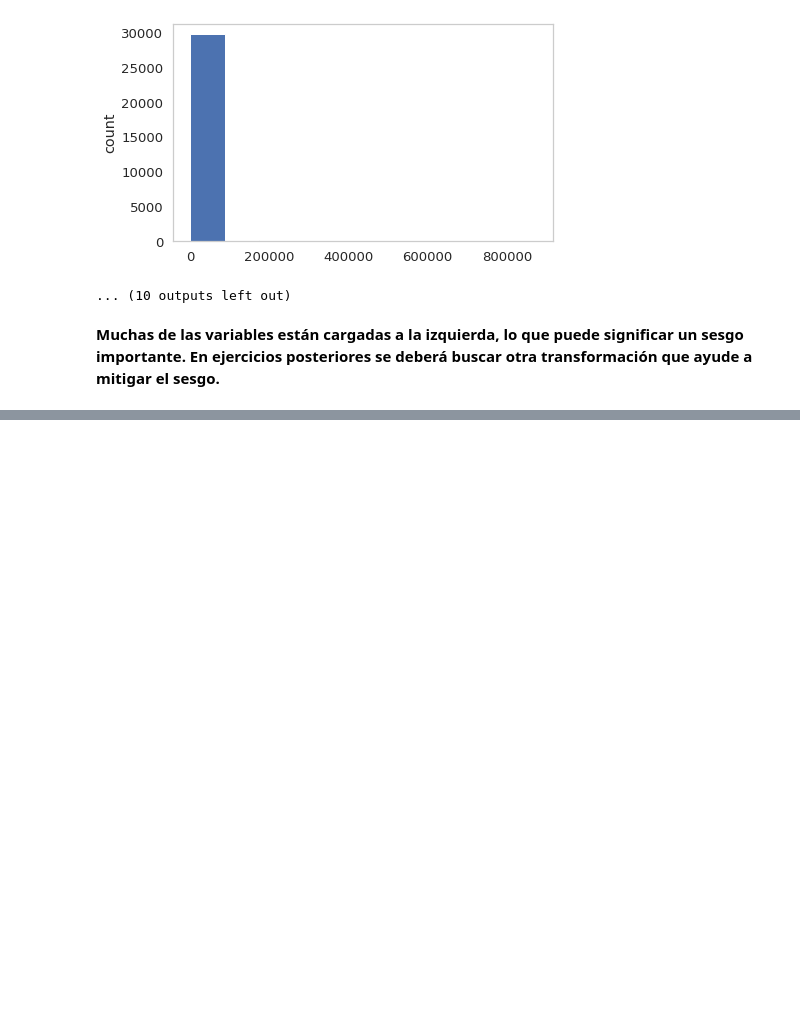
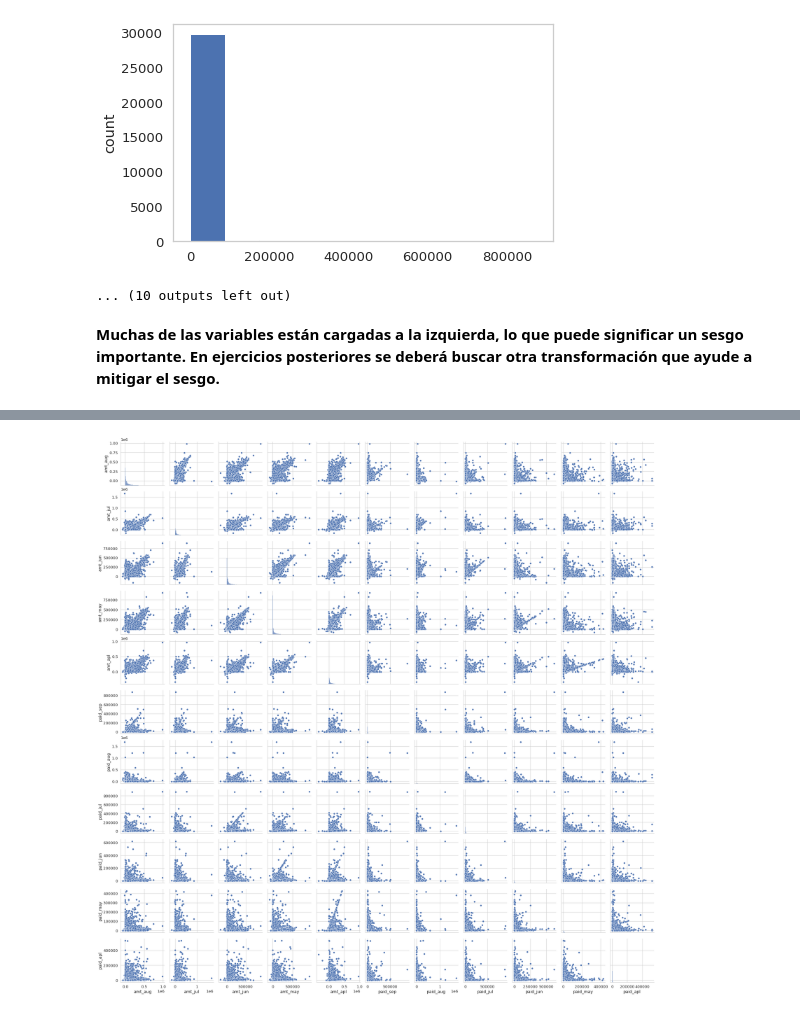
Before and after one commit to PosgradoMNA/actividades-de-aprendizaje-OctavioGMoran, a Jupyter notebook: Actividad6_Octavio_1213977.ipynb, the cells around one changed output, grey strips where cells are left out. Cells and saved outputs as stored; diff of their text form; code cells hidden in the pictures; blank space fills up the shorter version.

```diff
--- a/Actividad6_Octavio_1213977.ipynb
+++ b/Actividad6_Octavio_1213977.ipynb
@@ -450,0 +509,5 @@ for col in df3.columns:
+# %%
+    sns.pairplot(df3)
+    plt.show()
+# %% [output]
+[figure, added]
```
Also changed, not shown: parts of 8 cells of this notebook.
